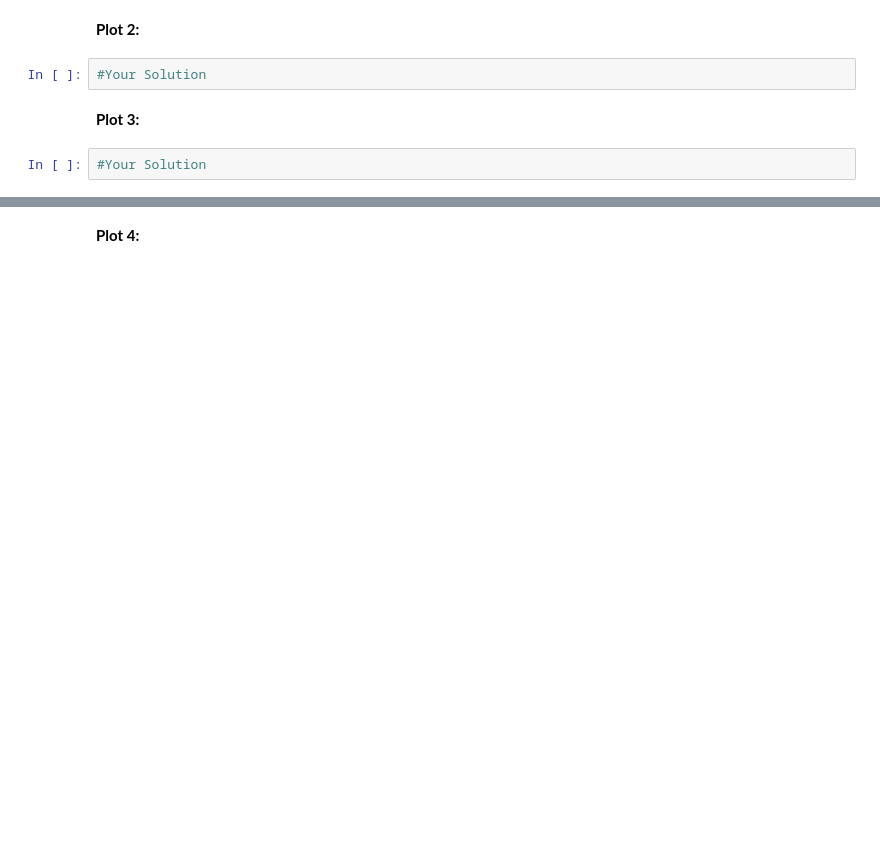
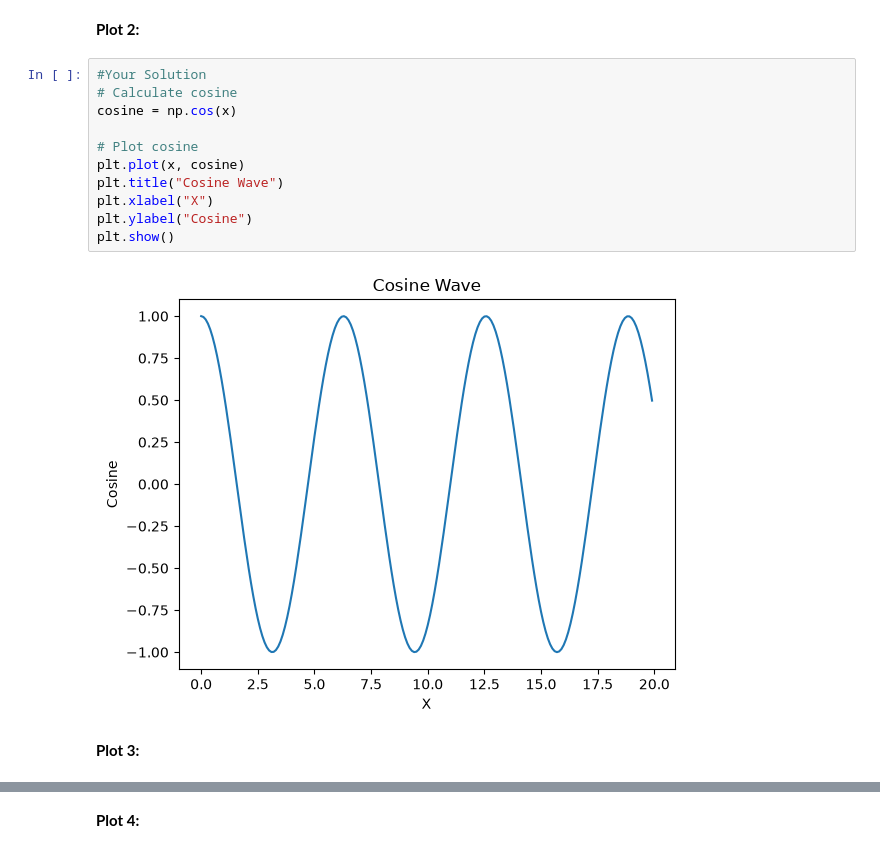
Before and after one commit to jbenigeriBU/dx602-homework-09, a Jupyter notebook: homework.ipynb, the cells around one changed output, grey strips where cells are left out. Saved outputs shown, nothing was run; the diff lists cells and outputs as text; blank space fills up the shorter version.

```diff
--- a/homework.ipynb
+++ b/homework.ipynb
@@ -134,8 +189,17 @@ Each chart should include a **title**, and the combined chart should include a *
 # %% [markdown]
 **Plot 2:**
-# %%
-#Your Solution
+# %%
+#Your Solution
+# Calculate cosine
+cosine = np.cos(x)
+
+# Plot cosine
+plt.plot(x, cosine)
+plt.title("Cosine Wave")
+plt.xlabel("X")
+plt.ylabel("Cosine")
+plt.show()
+# %% [output]
+[figure, added]
 # %% [markdown]
 **Plot 3:**
-# %%
-#Your Solution
```
Also changed, not shown: parts of 30 cells of this notebook.
